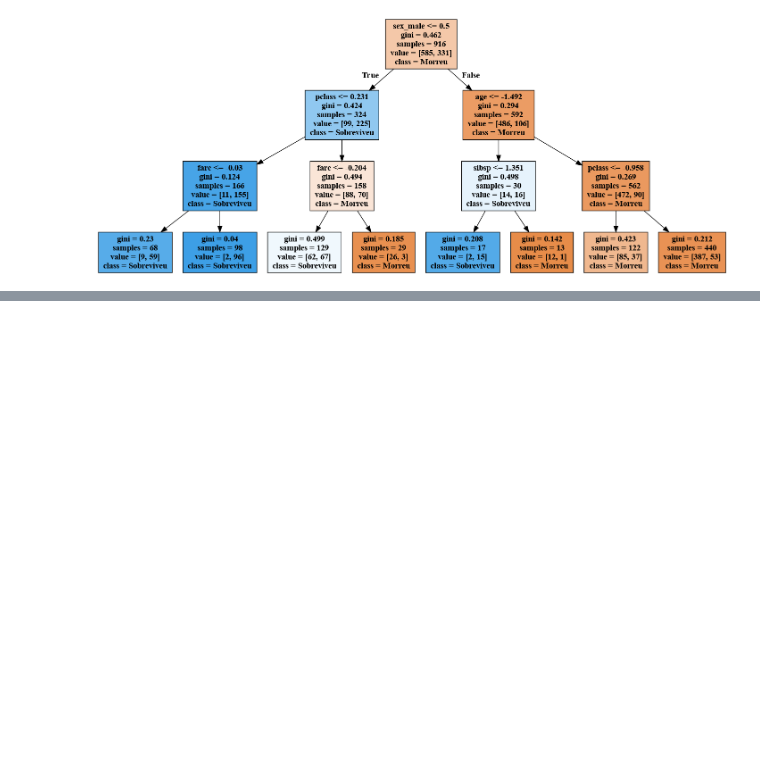
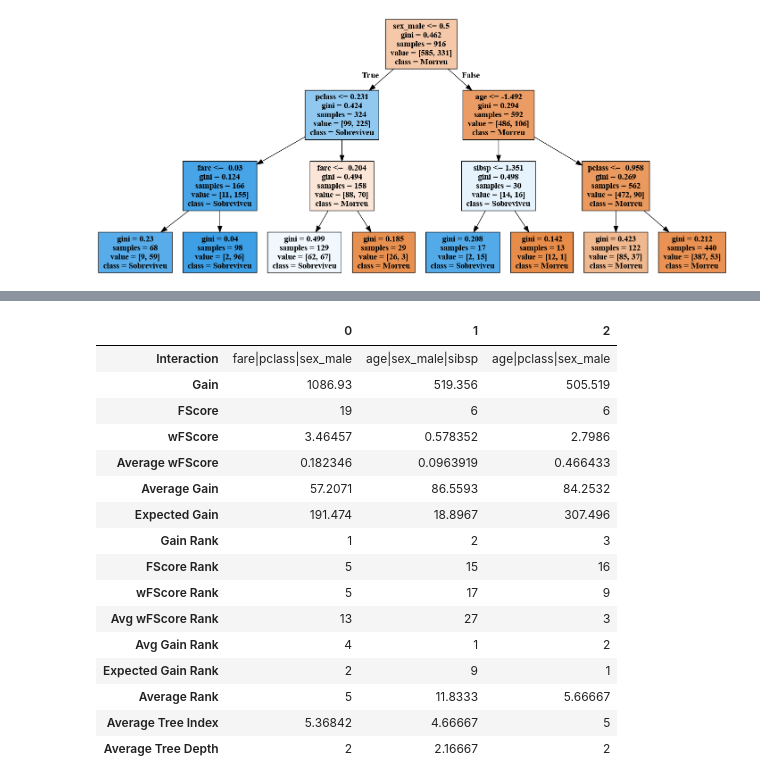
Before and after one commit to LilianeAquino/pratica-livro-matt-harrison, a Jupyter notebook: notebooks/pratica-titanic.ipynb, the cells around one changed output, grey strips where cells are left out. Cells and saved outputs as stored; diff of their text form; code cells hidden in the pictures; blank space fills up the shorter version.

```diff
--- a/notebooks/pratica-titanic.ipynb
+++ b/notebooks/pratica-titanic.ipynb
@@ -608,0 +732,20 @@ Image(g.create_png())
+# %%
+pd.read_excel('fir.xlsx', sheet_name='Interaction Depth 2').head(3).T
+# %% [output]
+|  | 0 | 1 | 2 |
+| Interaction | fare|pclass|sex_male | age|sex_male|sibsp | age|pclass|sex_male |
+| Gain | 1086.93 | 519.356 | 505.519 |
+| FScore | 19 | 6 | 6 |
+| wFScore | 3.46457 | 0.578352 | 2.7986 |
+| Average wFScore | 0.182346 | 0.0963919 | 0.466433 |
+| Average Gain | 57.2071 | 86.5593 | 84.2532 |
+| Expected Gain | 191.474 | 18.8967 | 307.496 |
+| Gain Rank | 1 | 2 | 3 |
+| FScore Rank | 5 | 15 | 16 |
+| wFScore Rank | 5 | 17 | 9 |
+| Avg wFScore Rank | 13 | 27 | 3 |
+| Avg Gain Rank | 4 | 1 | 2 |
+| Expected Gain Rank | 2 | 9 | 1 |
+| Average Rank | 5 | 11.8333 | 5.66667 |
+| Average Tree Index | 5.36842 | 4.66667 | 5 |
+| Average Tree Depth | 2 | 2.16667 | 2 |
```
Also changed, not shown: parts of 18 cells of this notebook, 1 other file.
